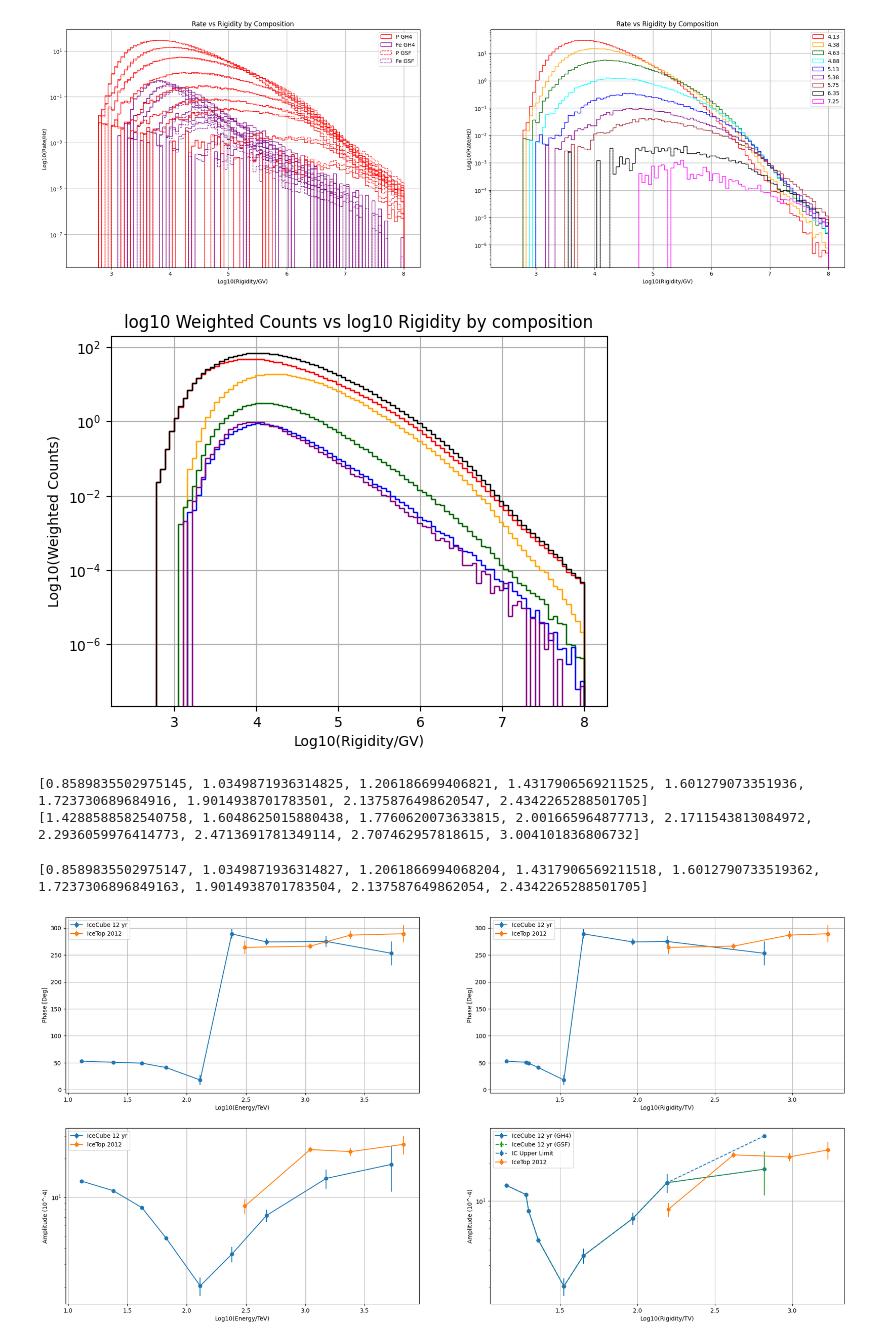
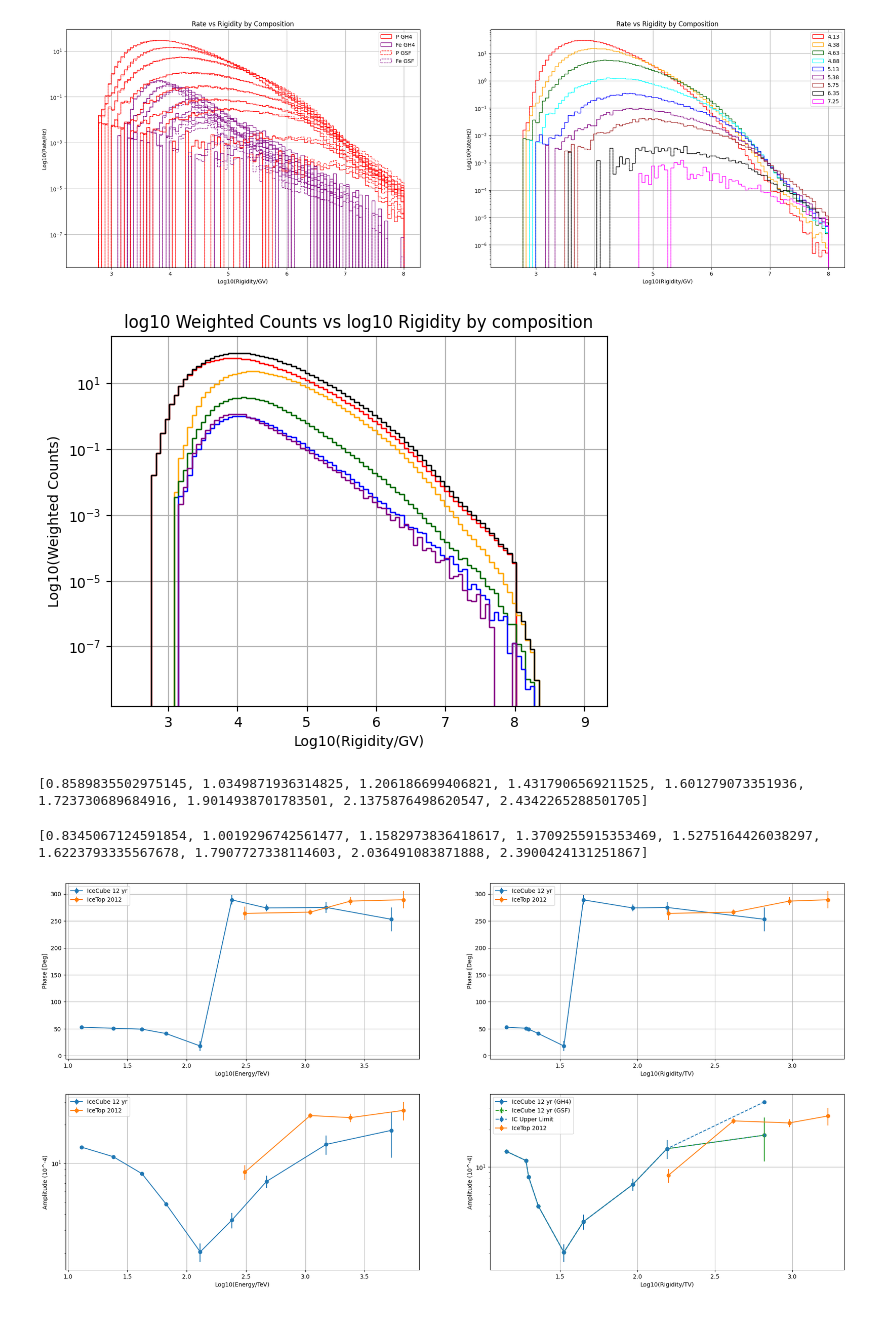
Before and after one commit to fmcnallyi3/it_anisotropy, a Jupyter notebook: rigidity/reco_energy.ipynb, the cells around one changed output. Drawn from its saved outputs; the diff is of its cells as text; code cells hidden in the pictures.

```diff
--- a/rigidity/reco_energy.ipynb
+++ b/rigidity/reco_energy.ipynb
@@ -14,7 +14,7 @@ print(list(d.keys()))
 ['nchannel', 'llhZen', 'llhAz', 'zenith', 'azimuth', 'mc_energy', 'type', 'isgoodllh', 'ndir', 'ldir', 'rlogl', 'atmosphere', 'TriggID_1006', 'cogx', 'cogy', 'cogz', 'logMuE', 'energy', 'GaisserH3a',  ...
 # %%
 # set up quality cut for professional data
-qual_cut = (d['zenith'] > 0.002) * (d['zenith'] < (np.pi - 0.002)) * (d['nchannel'] >= 10) * (d['isgoodllh'])
+qual_cut = (d['zenith'] > 0.002) * (d['zenith'] < (np.pi - 0.002)) * (d['nchannel'] >= 10) * (d['rlogl'] < 25)
 # set up bin cut
 bin_cut = np.logical_and(d['reco_energy'] > 4, d['reco_energy'] < 8)
 # %%
@@ -499,32 +499,32 @@ for i in BINS:
 # %% [output]
 [figure]
 # %%
-bins=np.linspace(2.5, 8, 101)
+bins=np.linspace(2.5, 9, 101)
 recon = d['mc_energy']
 
 [pH, bph, pph] = plt.hist(np.log10(recon[np.logical_and(bin_cut, pcut, qual_cut)]/1), bins = bins, weights=d['GaisserH4a'][np.logical_and(bin_cut,pcut)], log=True, color='red', histtype='step',density=False)
 [HeH, bhh, phh] = plt.hist(np.log10(recon[np.logical_and(bin_cut, Hecut, qual_cut)]/2), bins = bins, weights=d['GaisserH4a'][np.logical_and(bin_cut,Hecut)], log=True, color='orange', histtype='step',density=False)
 [NH, bnh, pnh] = plt.hist(np.log10(recon[np.logical_and(bin_cut, Ncut, qual_cut)]/7), bins = bins, weights=d['GaisserH4a'][np.logical_and(bin_cut,Ncut)], log=True, color='darkgreen', histtype='step',density=False)
 [AlH, bah, pah] = plt.hist(np.log10(recon[np.logical_and(bin_cut, Alcut, qual_cut)]/13), bins = bins, weights=d['GaisserH4a'][np.logical_and(bin_cut,Alcut)], log=True, color='blue', histtype='step',density=False)
 [FeH, bfh, pfh] = plt.hist(np.log10(recon[np.logical_and(bin_cut, Fecut, qual_cut)]/26), bins = bins, weights=d['GaisserH4a'][np.logical_and(bin_cut,Fecut)], log=True, color='purple', histtype='step',density=False)
 
 mbph = (bph[1:]+bph[:-1])/2
 mbhh = (bhh[1:]+bhh[:-1])/2
 mbnh = (bnh[1:]+bnh[:-1])/2
 mbah = (bah[1:]+bah[:-1])/2
 mbfh = (bfh[1:]+bfh[:-1])/2
 
 totH = np.append(np.append(np.append(mbph, mbhh), np.append(mbnh, mbah)), mbfh)
 wH = np.append(np.append(np.append(pH, HeH), np.append(AlH, NH)), FeH)
 
 plt.hist(totH, weights=wH, color='black', histtype='step', bins=bins)
 
 plt.xlabel('Log10(Rigidity/GV)')
 plt.ylabel('Log10(Weighted Counts)')
 plt.title('log10 Weighted Counts vs log10 Rigidity by composition')
 plt.grid()
 # %% [output]
-[figure, old version]
+[figure, new version]
 # %%
 MRAR=[]
 MNAR =[]
@@ -544,10 +544,9 @@ for i in BINS:
     MNAR.append(weighted_quantiles(NR, d['GaisserH4a'][ncut])-3)
 
 print(MRAR)
-print(MNAR)
+#print(MNAR)
 # %% [output]
 [0.8589835502975145, 1.0349871936314825, 1.206186699406821, 1.4317906569211525, 1.601279073351936, 1.723730689684916, 1.9014938701783501, 2.1375876498620547, 2.4342265288501705]
-[1.4288588582540758, 1.6048625015880438, 1.7760620073633815, 2.001665964877713, 2.1711543813084972, 2.2936059976414773, 2.4713691781349114, 2.707462957818615, 3.004101836806732]
 # %%
 # Calculate IceCube rigidity - mc_energy is not in log10
 ic_rigidity = np.log10(d['mc_energy']) - 3
@@ -559,11 +558,11 @@ ic_median_rigidity = []
 for cut in BINS.values():
     combined_cut = cut * qual_cut
 
-    ic_median_rigidity.append(weighted_quantiles(ic_rigidity[combined_cut], d['GaisserH4a'][combined_cut]))
+    ic_median_rigidity.append(weighted_quantiles(ic_rigidity[combined_cut], d['GlobalSplineFit5Comp'][combined_cut]))
 
 print(ic_median_rigidity)
 # %% [output]
-[0.8589835502975147, 1.0349871936314827, 1.2061866994068204, 1.4317906569211518, 1.6012790733519362, 1.7237306896849163, 1.9014938701783504, 2.137587649862054, 2.4342265288501705]
+[0.8345067124591854, 1.0019296742561477, 1.1582973836418617, 1.3709255915353469, 1.5275164426038297, 1.6223793335567678, 1.7907727338114603, 2.036491083871888, 2.3900424131251867]
 # %%
 # Cell for computing the dipole phase/amplitude as a function for rigidity
 # data provided by paolo, alex, and this notebook
```
Also changed, not shown: parts of 2 cells of this notebook, 7 other files.
